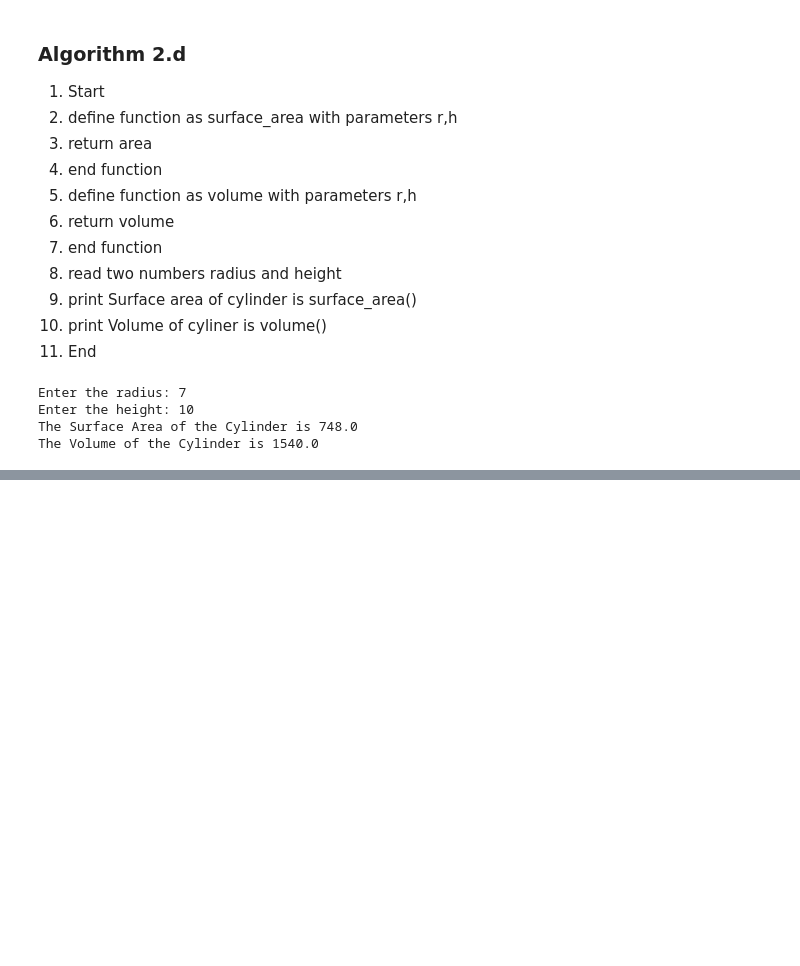
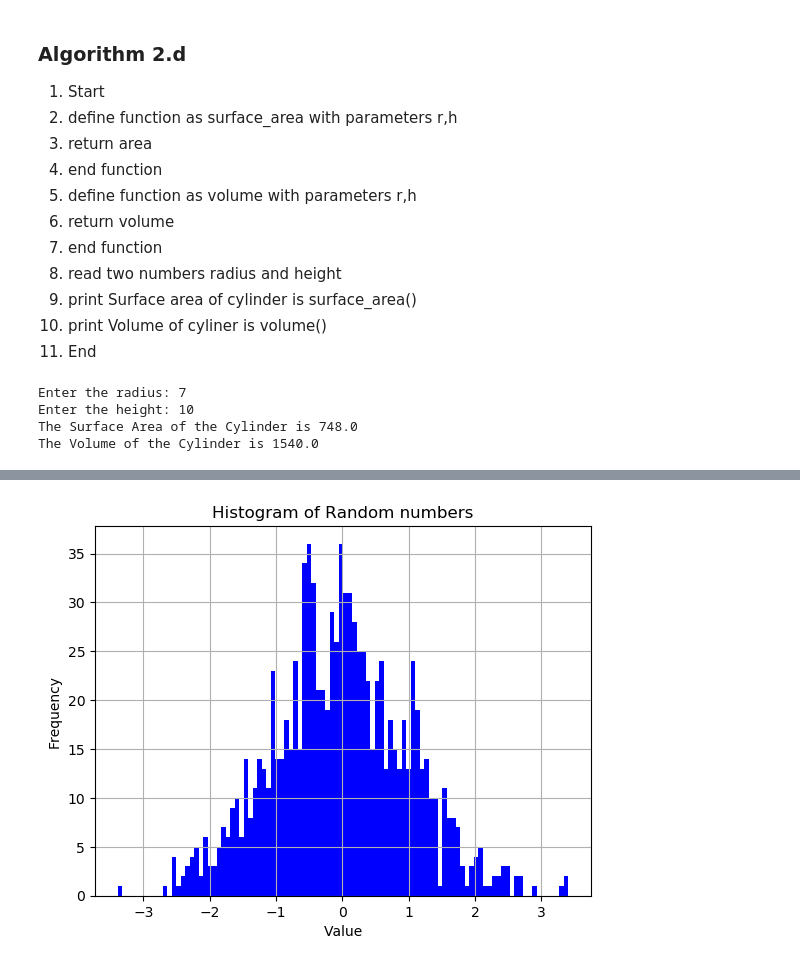
Before and after one commit to TejasRanjith/Lab, a Jupyter notebook: PythonLab/Untitled.ipynb, the cells around one changed output, grey strips where cells are left out. Saved outputs shown, nothing was run; the diff lists cells and outputs as text; code cells hidden in the pictures; blank space fills up the shorter version.

```diff
--- a/PythonLab/Untitled.ipynb
+++ b/PythonLab/Untitled.ipynb
@@ -287,0 +404,13 @@ After comparing, Both tuples are not equal...
+# %%
+import matplotlib.pyplot as plt
+import numpy as np
+
+data = np.random.randn(1000)
+plt.hist(data,bins=100,color="blue")
+plt.xlabel('Value')
+plt.ylabel('Frequency')
+plt.title('Histogram of Random numbers')
+plt.grid(True)
+plt.show()
+# %% [output]
+[figure, added]
```
Also changed, not shown: parts of 17 cells of this notebook.
